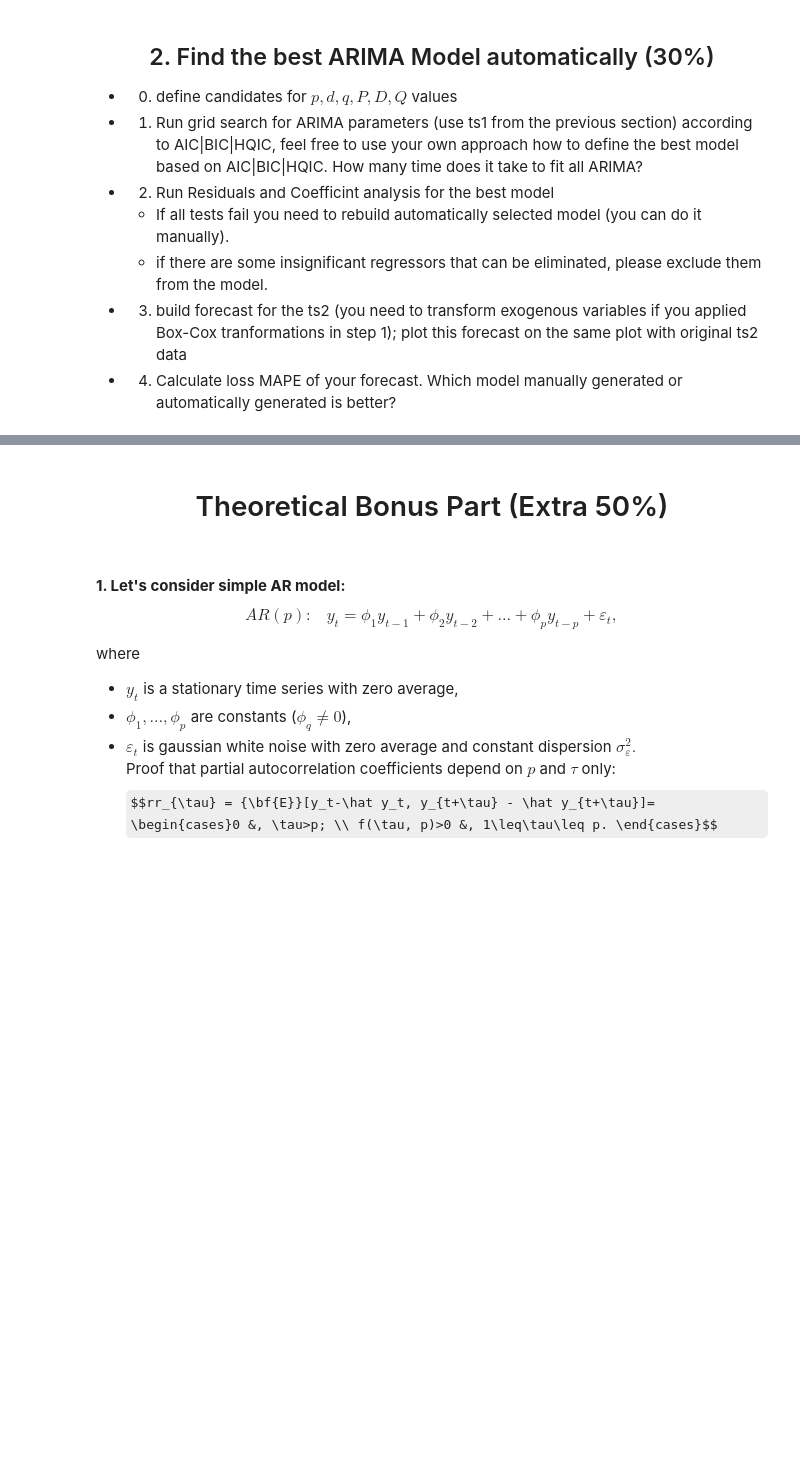
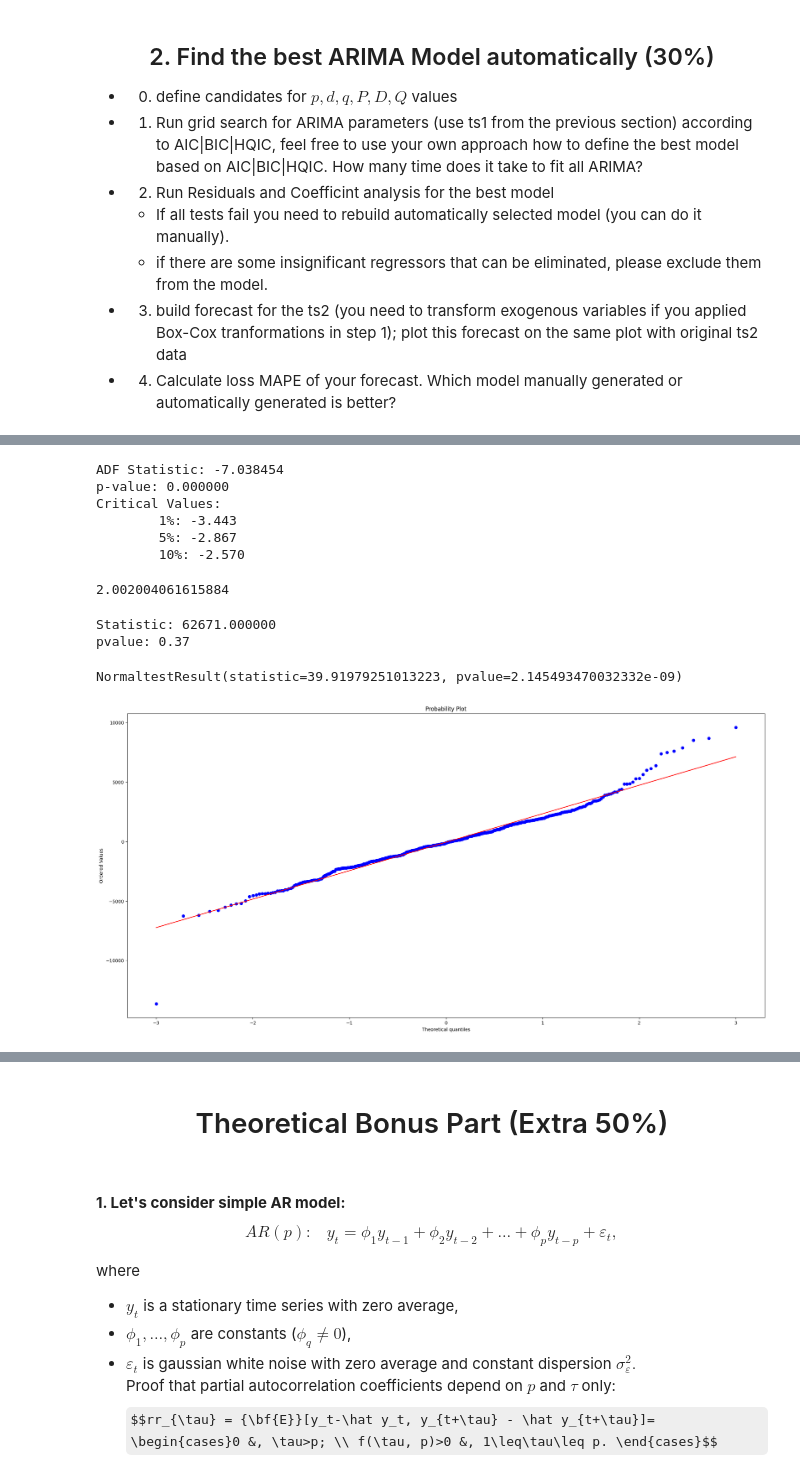
Before and after one commit to olegoid/ATSF, a Jupyter notebook: HW2.ipynb, the cells around one changed output, grey strips where cells are left out. Cells and saved outputs as stored; diff of their text form; code cells hidden in the pictures; some formulas as TeX source; blank space fills up the shorter version.

```diff
--- a/HW2.ipynb
+++ b/HW2.ipynb
@@ -622,0 +690,33 @@ The forecast shape looks appropriate in general but biased w.r.t. actual values.
+# %%
+adf_test(gs_best_model.resid)
+# %% [output]
+ADF Statistic: -7.038454
+p-value: 0.000000
+Critical Values:
+        1%: -3.443
+        5%: -2.867
+        10%: -2.570
+# %%
+# check residuals for auto-correlation
+
+sm.stats.durbin_watson(gs_best_model.resid.values)
+# %% [output]
+2.002004061615884
+# %%
+# Wilcoxon test
+# H0: residuals are unbiased (https://www.statisticshowto.com/wilcoxon-signed-rank-test)
+stat, p = stats.wilcoxon(gs_best_model.resid.values)
+print('Statistic: %f\npvalue: %.2f' %(stat, p))
+# %% [output]
+Statistic: 62671.000000
+pvalue: 0.37
+# %%
+# Normality test
+# H0: residuals are normally distributed
+print(stats.normaltest(gs_best_model.resid))
+
+plt.figure(figsize=[25,12])
+res = stats.probplot(gs_best_model.resid, dist="norm", plot = plt)
+# %% [output]
+NormaltestResult(statistic=39.91979251013223, pvalue=2.145493470032332e-09)
+[figure, added]
```
Also changed, not shown: parts of 17 cells of this notebook.
